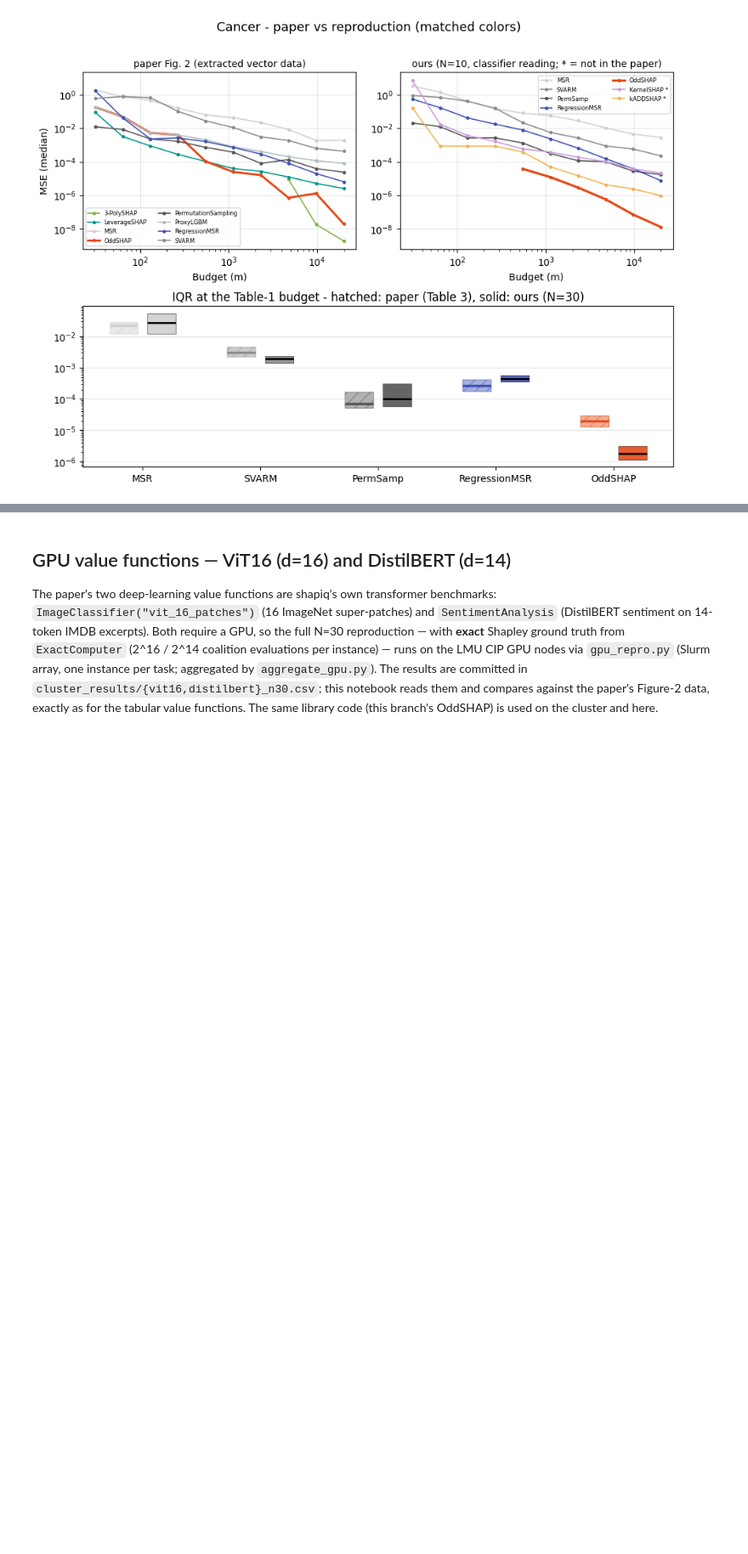
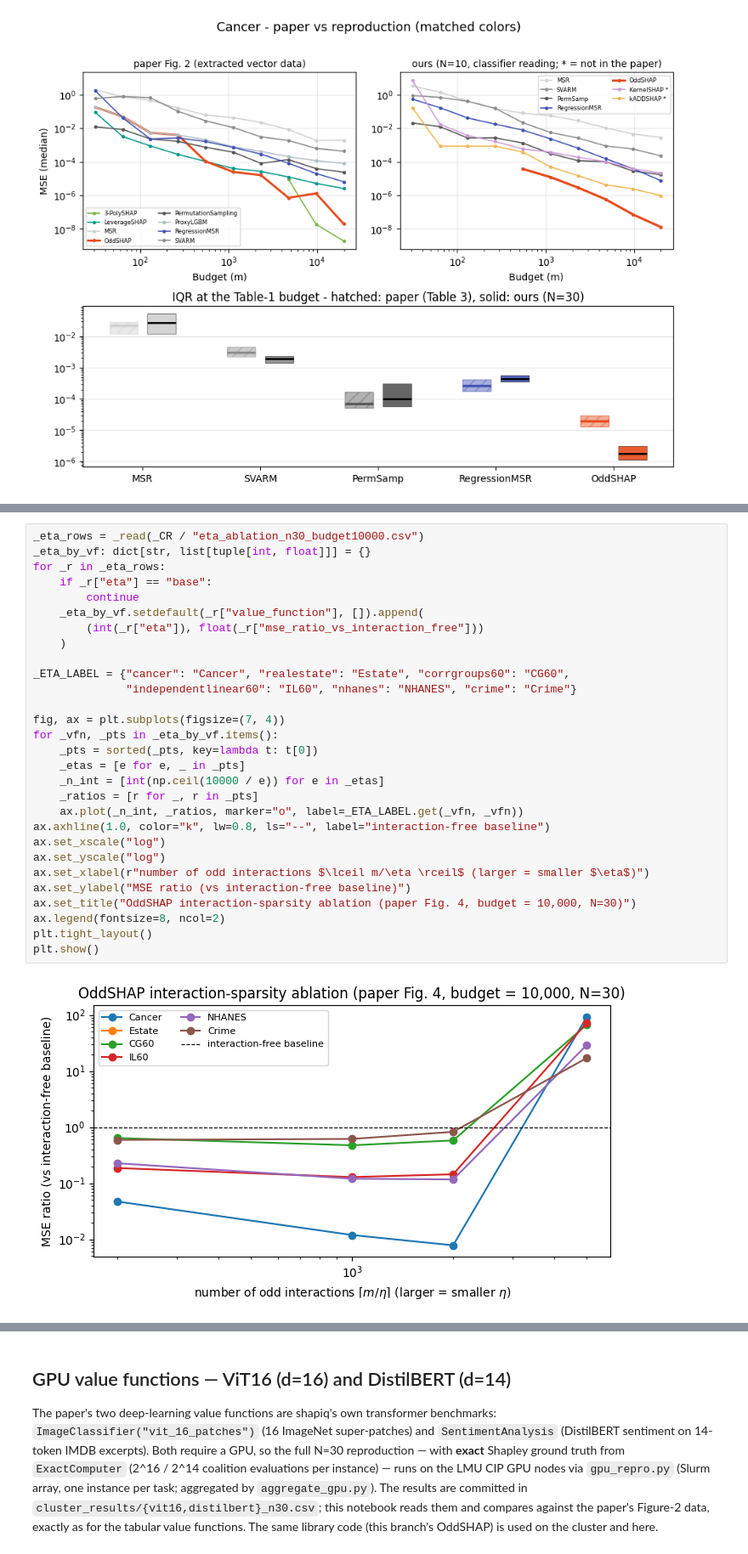
Before and after one commit to FabianK-Dev/shapiq, a Jupyter notebook: notebooks/oddshap_reproduction_and_benchmark.ipynb, the cells around one changed output, grey strips where cells are left out. Shown at 85% size. Saved outputs shown, nothing was run; the diff lists cells and outputs as text; blank space fills up the shorter version.

```diff
--- a/notebooks/oddshap_reproduction_and_benchmark.ipynb
+++ b/notebooks/oddshap_reproduction_and_benchmark.ipynb
@@ -406,0 +418,31 @@ plt.show()
+# %%
+_eta_rows = _read(_CR / "eta_ablation_n30_budget10000.csv")
+_eta_by_vf: dict[str, list[tuple[int, float]]] = {}
+for _r in _eta_rows:
+    if _r["eta"] == "base":
+        continue
+    _eta_by_vf.setdefault(_r["value_function"], []).append(
+        (int(_r["eta"]), float(_r["mse_ratio_vs_interaction_free"]))
+    )
+
+_ETA_LABEL = {"cancer": "Cancer", "realestate": "Estate", "corrgroups60": "CG60",
+              "independentlinear60": "IL60", "nhanes": "NHANES", "crime": "Crime"}
+
+fig, ax = plt.subplots(figsize=(7, 4))
+for _vfn, _pts in _eta_by_vf.items():
+    _pts = sorted(_pts, key=lambda t: t[0])
+    _etas = [e for e, _ in _pts]
+    _n_int = [int(np.ceil(10000 / e)) for e in _etas]
+    _ratios = [r for _, r in _pts]
+    ax.plot(_n_int, _ratios, marker="o", label=_ETA_LABEL.get(_vfn, _vfn))
+ax.axhline(1.0, color="k", lw=0.8, ls="--", label="interaction-free baseline")
+ax.set_xscale("log")
+ax.set_yscale("log")
+ax.set_xlabel(r"number of odd interactions $\lceil m/\eta \rceil$ (larger = smaller $\eta$)")
+ax.set_ylabel("MSE ratio (vs interaction-free baseline)")
+ax.set_title("OddSHAP interaction-sparsity ablation (paper Fig. 4, budget = 10,000, N=30)")
+ax.legend(fontsize=8, ncol=2)
+plt.tight_layout()
+plt.show()
+# %% [output]
+[figure, added]
```
Also changed, not shown: parts of 2 cells of this notebook, 1 other file.
